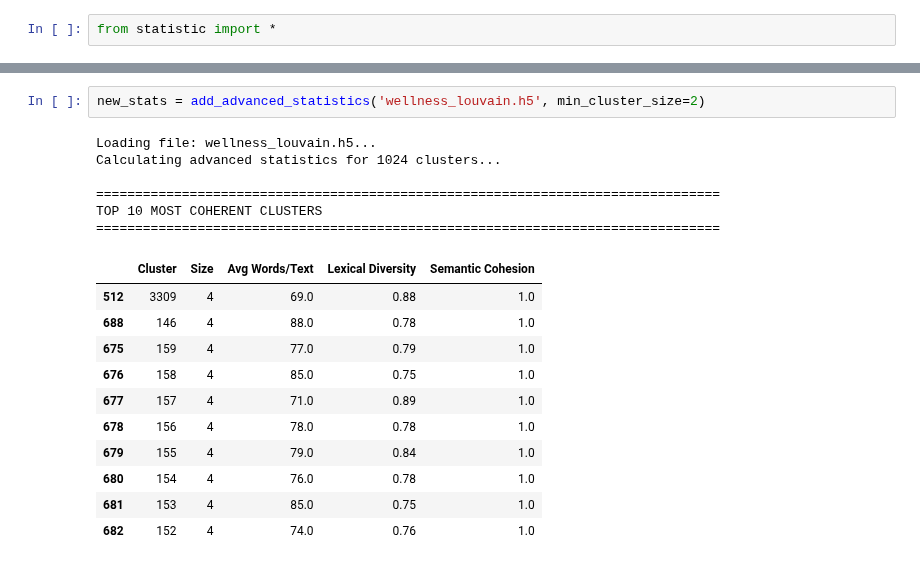
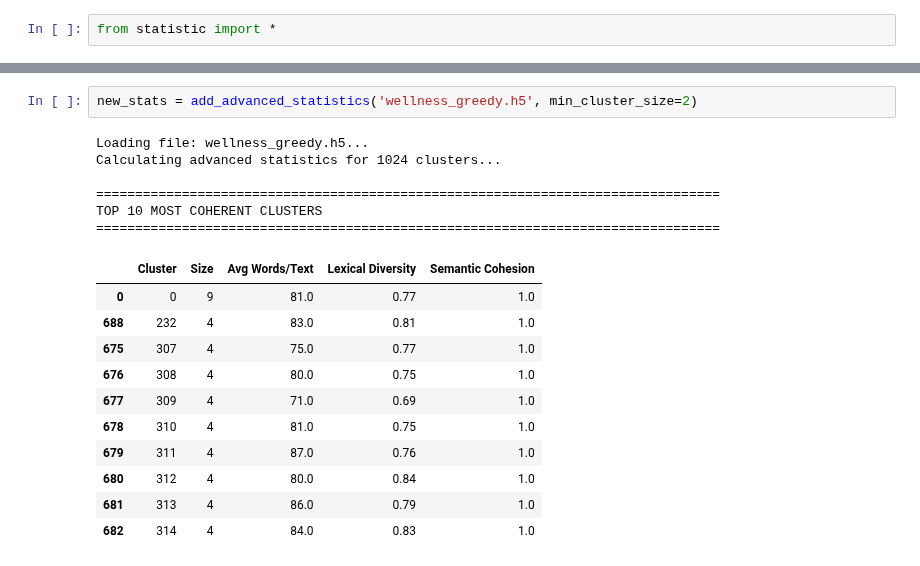
Before and after one commit to andregodinhodtu/02807_Comp_tools_project_group_02, a Jupyter notebook: notebooks/notebook_statistic.ipynb, the cells around one changed output, grey strips where cells are left out. Cells and saved outputs as stored; diff of their text form.

```diff
--- a/notebooks/notebook_statistic.ipynb
+++ b/notebooks/notebook_statistic.ipynb
@@ -185,20 +35,20 @@ plot_cluster_details('wellness_louvain.h5', cluster_id=13)
 # %%
-new_stats = add_advanced_statistics('wellness_louvain.h5', min_cluster_size=2)
+new_stats = add_advanced_statistics('wellness_greedy.h5', min_cluster_size=2)
 # %% [output]
-Loading file: wellness_louvain.h5...
+Loading file: wellness_greedy.h5...
 Calculating advanced statistics for 1024 clusters...
 
 ================================================================================
 TOP 10 MOST COHERENT CLUSTERS
 ================================================================================
 |  | Cluster | Size | Avg Words/Text | Lexical Diversity | Semantic Cohesion |
-| 512 | 3309 | 4 | 69.0 | 0.88 | 1.0 |
-| 688 | 146 | 4 | 88.0 | 0.78 | 1.0 |
-| 675 | 159 | 4 | 77.0 | 0.79 | 1.0 |
-| 676 | 158 | 4 | 85.0 | 0.75 | 1.0 |
-| 677 | 157 | 4 | 71.0 | 0.89 | 1.0 |
-| 678 | 156 | 4 | 78.0 | 0.78 | 1.0 |
-| 679 | 155 | 4 | 79.0 | 0.84 | 1.0 |
-| 680 | 154 | 4 | 76.0 | 0.78 | 1.0 |
-| 681 | 153 | 4 | 85.0 | 0.75 | 1.0 |
-| 682 | 152 | 4 | 74.0 | 0.76 | 1.0 |
+| 0 | 0 | 9 | 81.0 | 0.77 | 1.0 |
+| 688 | 232 | 4 | 83.0 | 0.81 | 1.0 |
+| 675 | 307 | 4 | 75.0 | 0.77 | 1.0 |
+| 676 | 308 | 4 | 80.0 | 0.75 | 1.0 |
+| 677 | 309 | 4 | 71.0 | 0.69 | 1.0 |
+| 678 | 310 | 4 | 81.0 | 0.75 | 1.0 |
+| 679 | 311 | 4 | 87.0 | 0.76 | 1.0 |
+| 680 | 312 | 4 | 80.0 | 0.84 | 1.0 |
+| 681 | 313 | 4 | 86.0 | 0.79 | 1.0 |
+| 682 | 314 | 4 | 84.0 | 0.83 | 1.0 |
```
Also changed, not shown: parts of 15 cells of this notebook, 1 other file.
